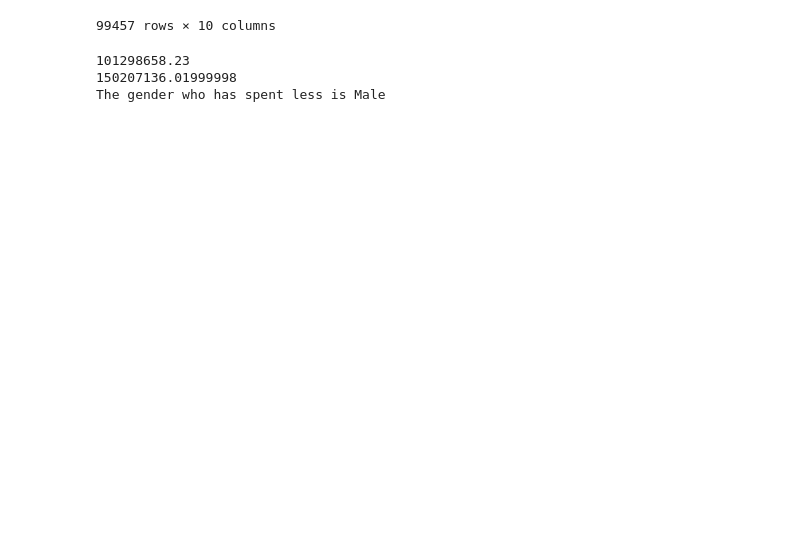
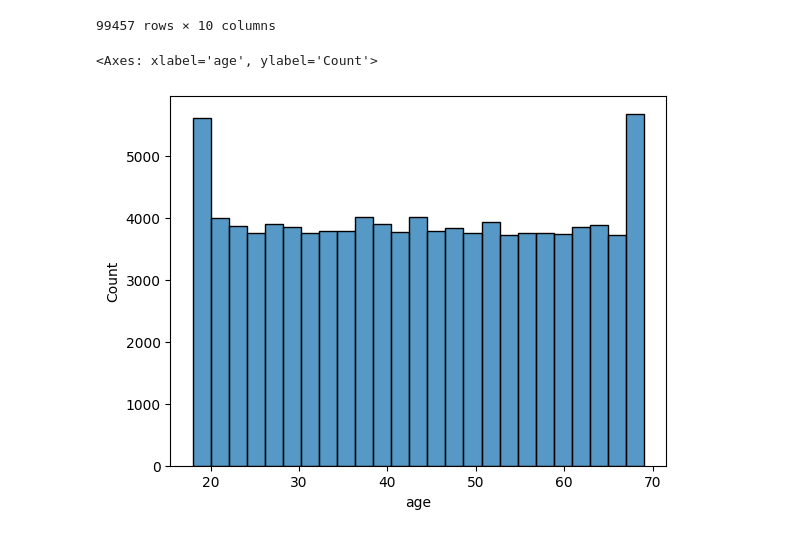
Before and after one commit to Sumayya-Jabeen/Sales-and-Customer-Data-Analysis, a Jupyter notebook: Python_Analyzing_Code.ipynb, the cells around one changed output. Drawn from its saved outputs; the diff is of its cells as text; code cells hidden in the pictures; blank space fills up the shorter version.

Commit message:
Complete age distribution histogram visual

```diff
--- a/Python_Analyzing_Code.ipynb
+++ b/Python_Analyzing_Code.ipynb
@@ -126,27 +151,10 @@ customers_sales
 | 99455 | C800631 | Male | 56.0 | Cash | I702964 | Technology | 4 | 4200.00 | 16-03-2021 | ... |
 | 99456 | C273973 | Female | 36.0 | Credit Card | I232867 | Souvenir | 3 | 35.19 | 15-10-2022 | ... |
 99457 rows × 10 columns
-# %%
-#Finding the patterns - which gender has spent less
-
-male_revenue = customers_sales['price'] * customers_sales['quantity'].where(customers_sales['gender'] =='Male')
-total_male_spent = male_revenue.sum()
-print(total_male_spent)
-
-
-female_revenue = customers_sales['price'] * customers_sales['quantity'].where(customers_sales['gender'] == 'Female')
-total_female_spent = female_revenue.sum()
-print(total_female_spent)
-
-gender_who_has_spent_less = ''
-
-if(total_male_spent < total_female_spent):
-    gender_who_has_spent_less = 'Male'
-else:
-    gender_who_has_spent_less = 'Female'
-
-print("The gender who has spent less is " + gender_who_has_spent_less)
-# %% [output]
-101298658.23
-150207136.01999998
-The gender who has spent less is Male
+# %%
+#Age distribution ---->visuals
+
+seaborn.histplot(customers_sales['age'], bins=25)
+# %% [output]
+<Axes: xlabel='age', ylabel='Count'>
+[figure, added]
```
Also changed, not shown: parts of 5 cells of this notebook.
